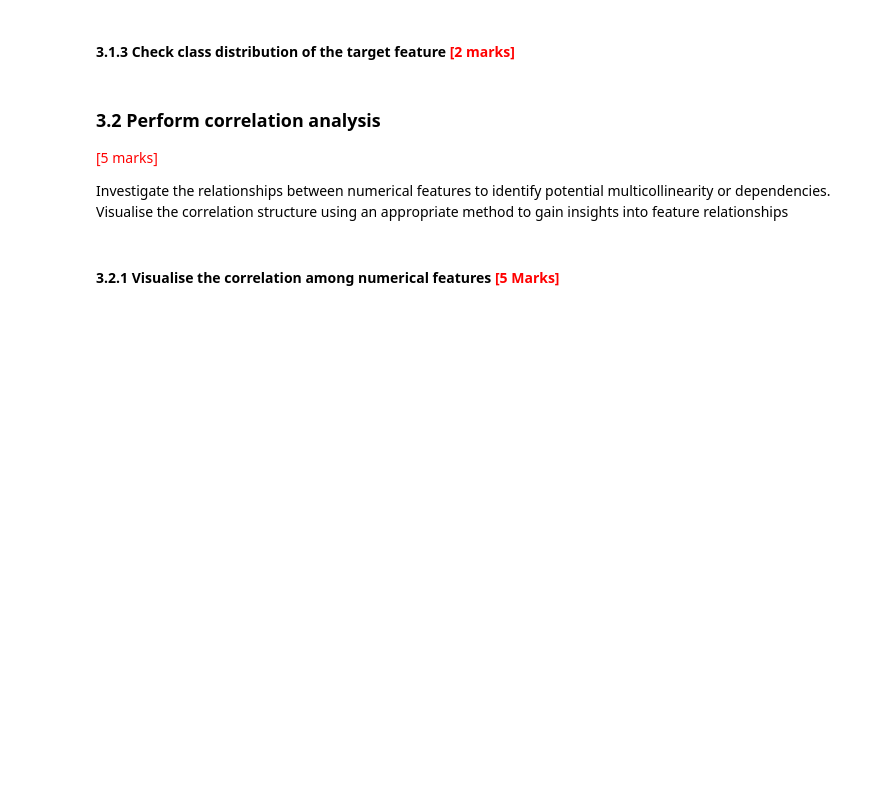
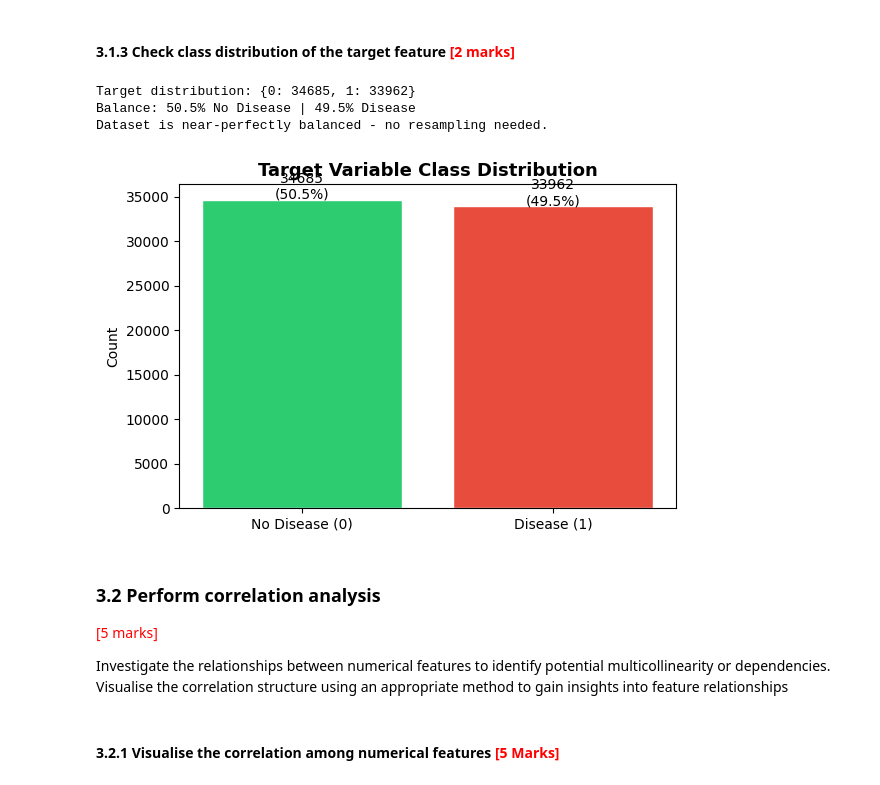
Before and after one commit to mayuresh-tungare/c6-assignment, a Jupyter notebook: CardioRisk_Prediction_Mayuresh_Tungare.ipynb, the cells around one changed output. Cells and saved outputs as stored; diff of their text form; code cells hidden in the pictures; blank space fills up the shorter version.

```diff
--- a/CardioRisk_Prediction_Mayuresh_Tungare.ipynb
+++ b/CardioRisk_Prediction_Mayuresh_Tungare.ipynb
@@ -368,3 +401,20 @@ Visualise the distribution of categorical features to get a clear view of the da
+# %%
+# Class distribution of positive and negative classes
+cardio_counts = df['cardio'].value_counts().sort_index()
+print('Target distribution:', cardio_counts.to_dict())
+print(f'Balance: {cardio_counts[0]/len(df)*100:.1f}% No Disease | {cardio_counts[1]/len(df)*100:.1f}% Disease')
+print('Dataset is near-perfectly balanced - no resampling needed.')
+fig, ax = plt.subplots(figsize=(6, 4))
+bars = ax.bar(['No Disease (0)', 'Disease (1)'], cardio_counts.values, color=['#2ecc71', '#e74c3c'], edgecolor='white')
+for bar, val in zip(bars, cardio_counts.values):
+    ax.text(bar.get_x()+bar.get_width()/2, val+100, f'{val}\n({val/len(df)*100:.1f}%)', ha='center', fontsize=10)
+ax.set_title('Target Variable Class Distribution', fontsize=13, fontweight='bold')
+ax.set_ylabel('Count'); plt.tight_layout(); plt.show()
+# %% [output]
+Target distribution: {0: 34685, 1: 33962}
+Balance: 50.5% No Disease | 49.5% Disease
+Dataset is near-perfectly balanced - no resampling needed.
+[figure, added]
 # %% [markdown]
 ### **3.2 Perform correlation analysis**
 
```
Also changed, not shown: parts of 29 cells of this notebook.
